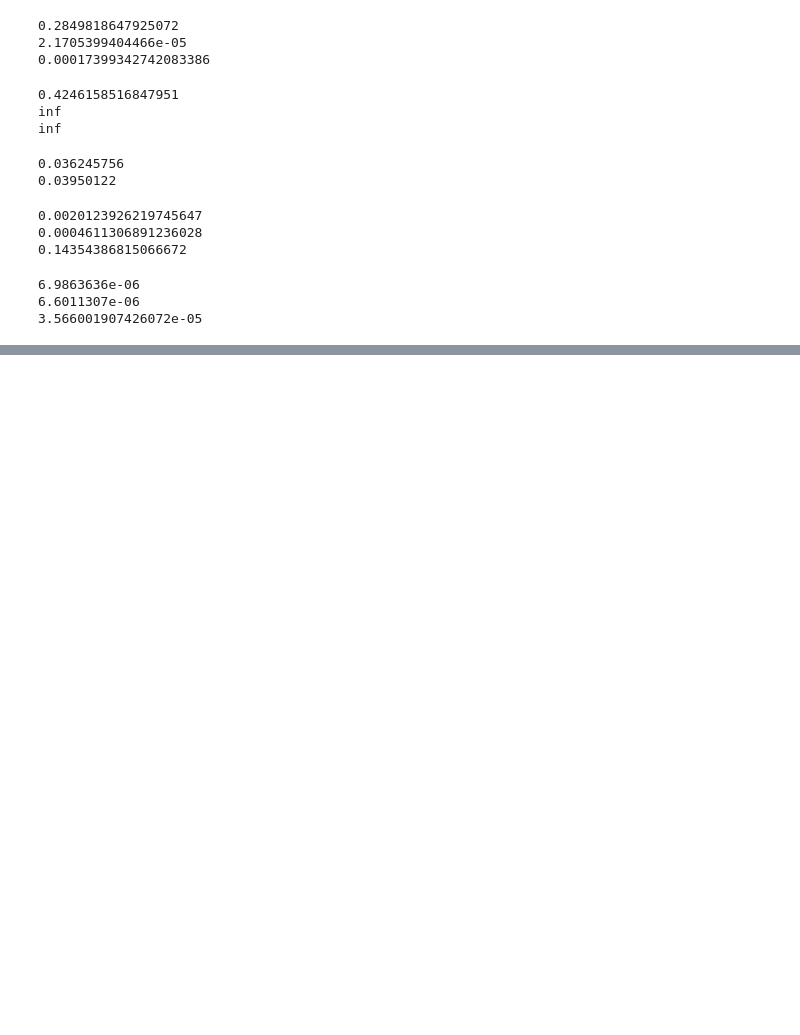
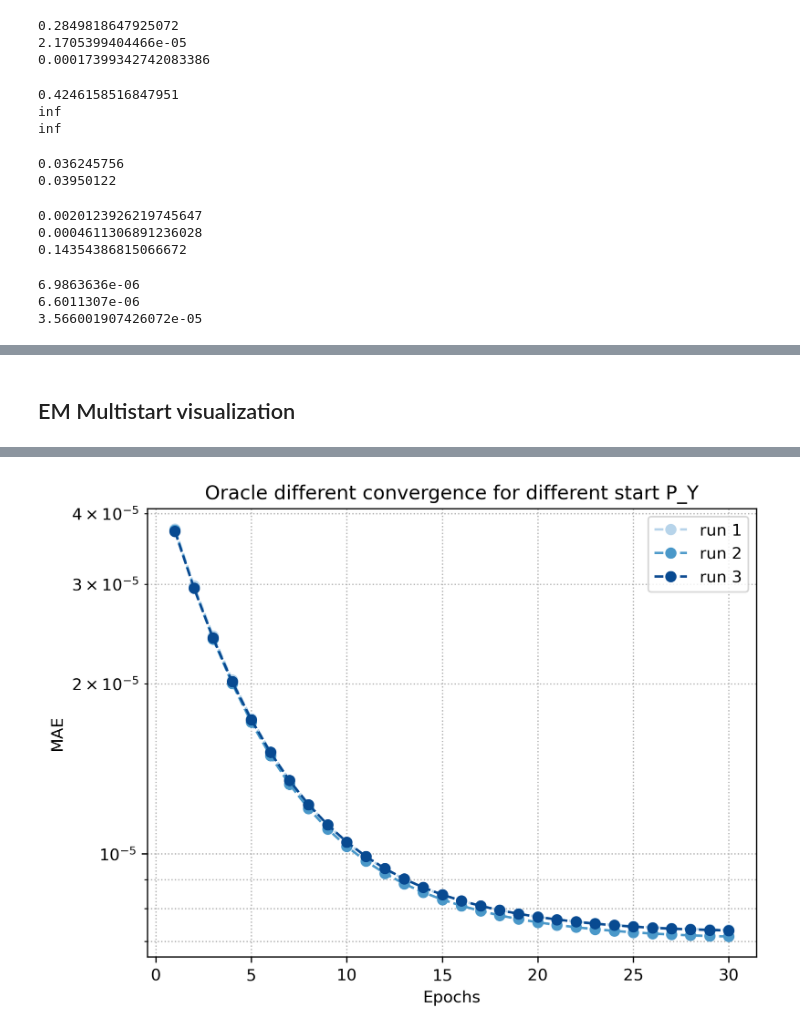
Before and after one commit to JavierKipen/ProtInfGPU, a Jupyter notebook: scripts/ReviewFiles/Main.ipynb, the cells around one changed output, grey strips where cells are left out. Saved outputs shown, nothing was run; the diff lists cells and outputs as text; code cells hidden in the pictures; blank space fills up the shorter version.

Commit message:
Multistart ran

```diff
--- a/scripts/ReviewFiles/Main.ipynb
+++ b/scripts/ReviewFiles/Main.ipynb
@@ -520,0 +521,49 @@ R²: 0.8993942769807695
+# %% [markdown]
+## EM Multistart visualization
+# %%
+from pathlib import Path
+# Root folder containing all the subfolders with ErrVsEpochs.csv
+root_dir = Path("/home/jkipen/ProtInfGPU/results/Review/EMMultistart")
+
+MAE_for_epoch_list = []
+
+# Collect MAE curves from all subfolders
+for subfolder in sorted(root_dir.iterdir()):
+    if not subfolder.is_dir():
+        continue
+
+    csv_path = subfolder / "ErrVsEpochs.csv"
+    if not csv_path.exists():
+        print(f"Warning: {csv_path} not found, skipping.")
+        continue
+
+    df = pd.read_csv(csv_path)
+    # Adjust the column name if it's slightly different
+    mae_run = df["Error mean"].to_numpy()
+    MAE_for_epoch_list.append(mae_run)
+
+# Plot
+plt.figure(dpi=300)
+
+n_runs = len(MAE_for_epoch_list)
+if n_runs == 0:
+    raise RuntimeError("No runs found (no ErrVsEpochs.csv files).")
+
+# Blue palette from light to dark
+colors = plt.cm.Blues(np.linspace(0.3, 0.9, n_runs))
+
+for i, mae in enumerate(MAE_for_epoch_list):
+    epochs = np.arange(1, len(mae) + 1)
+    # Log scale on y-axis
+    plt.semilogy(epochs, mae, linestyle="--", color=colors[i], label=f"run {i+1}",marker='o')
+
+plt.xlabel("Epochs")
+plt.ylabel("MAE")
+plt.title("Oracle different convergence for different start P_Y")
+plt.grid(True, which="both", linestyle=":")
+plt.legend()
+plt.tight_layout()
+plt.show()
+plt.savefig("MultistartFig.png", dpi=300)
+plt.close()
+# %% [output]
@@ -520,0 +574 @@ R²: 0.8993942769807695
+[figure, added]
```
Also changed, not shown: parts of 3 cells of this notebook, 36 other files.
